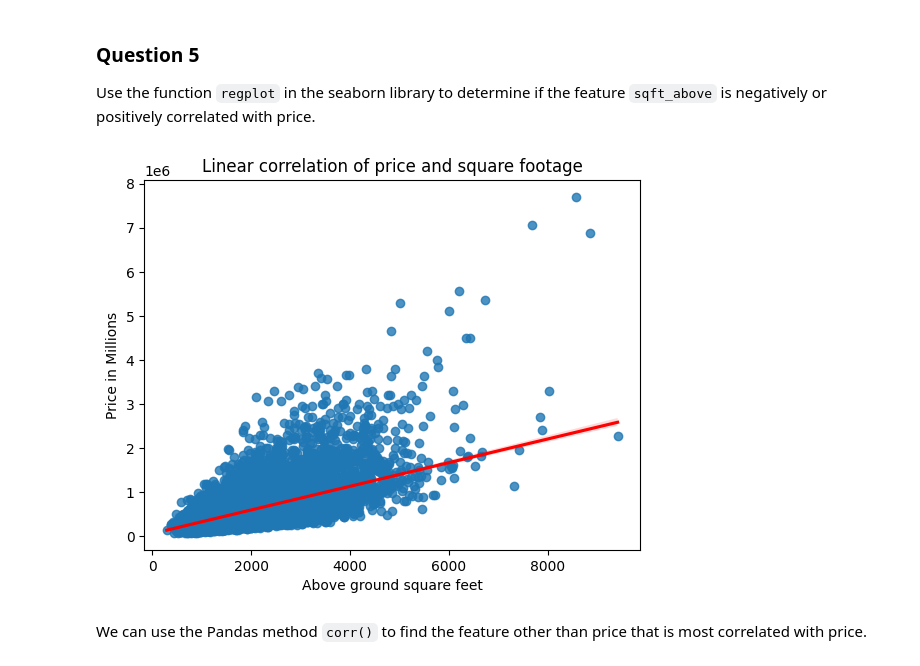
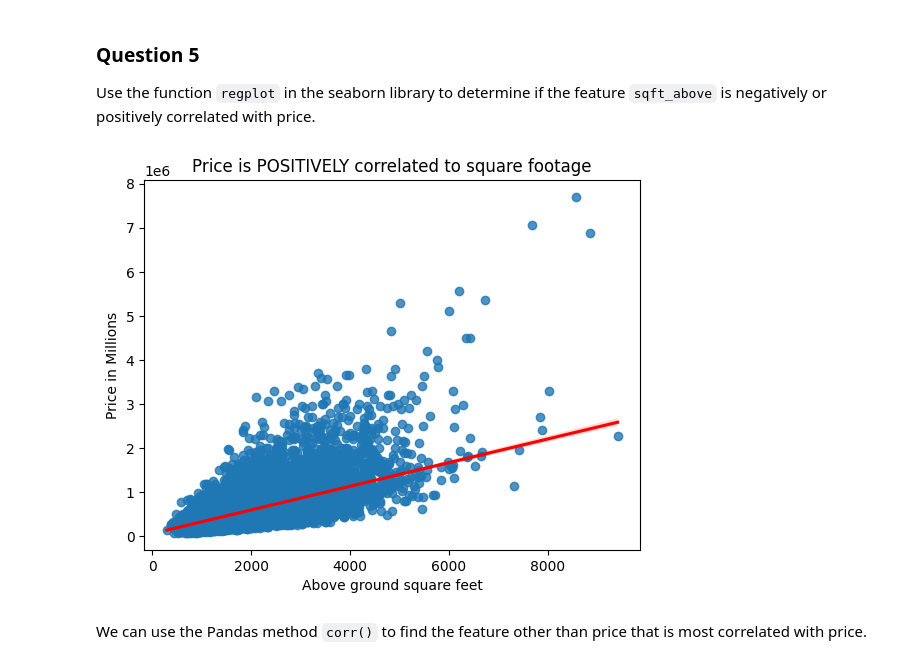
Before and after one commit to cronecoding/ibm_data_science, a Jupyter notebook: House_Sales_in_King_Count_USA.ipynb, the cells around one changed output. Saved outputs shown, nothing was run; the diff lists cells and outputs as text; code cells hidden in the pictures.

```diff
--- a/House_Sales_in_King_Count_USA.ipynb
+++ b/House_Sales_in_King_Count_USA.ipynb
@@ -201,11 +201,11 @@ Use the function <code>regplot</code>  in the seaborn library  to  determine if
 # %%
 sns.regplot(x='sqft_above', y='price', data=df, line_kws={'color':'red'})
 plt.xlabel("Above ground square feet")
 plt.ylabel('Price in Millions')
-plt.title('Linear correlation of price and square footage')
+plt.title('Price is POSITIVELY correlated to square footage')
 plt.show()
 # %% [output]
-[figure, old version]
+[figure, new version]
 # %% [markdown]
 We can use the Pandas method <code>corr()</code>  to find the feature other than price that is most correlated with price.
 # %%
```
